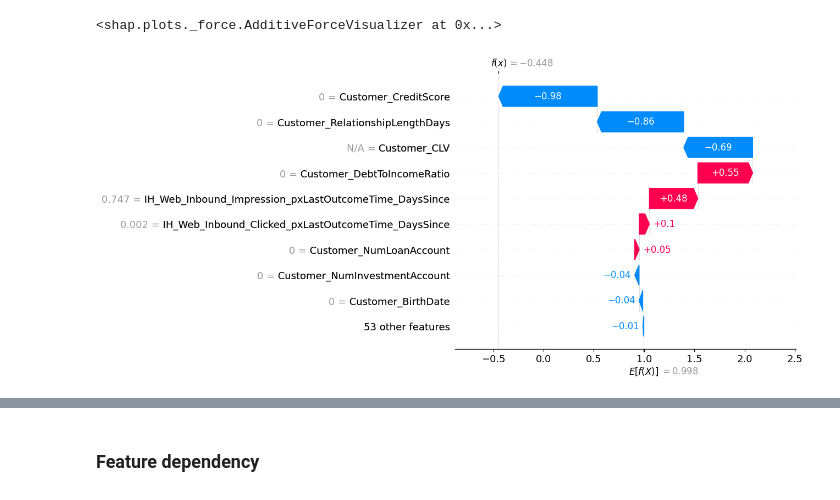
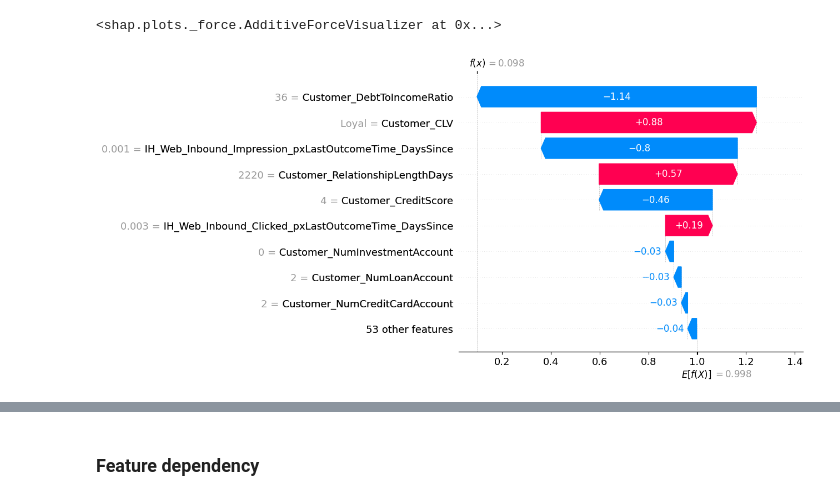
Before and after one commit to grishasen/hds, a Jupyter notebook: catboost_hds.ipynb, the cells around one changed output, grey strips where cells are left out. Cells and saved outputs as stored; diff of their text form; code cells hidden in the pictures.

```diff
--- a/catboost_hds.ipynb
+++ b/catboost_hds.ipynb
@@ -534,6 +534,6 @@ shap.plots.force(shap_values_exp[7])
 # %% [output]
 <shap.plots._force.AdditiveForceVisualizer at 0x...>
 # %%
-shap.plots.waterfall(shap_values_exp[9])
+shap.plots.waterfall(shap_values_exp[8])
 # %% [output]
-[figure, old version]
+[figure, new version]
```
Also changed, not shown: parts of 4 cells of this notebook.
